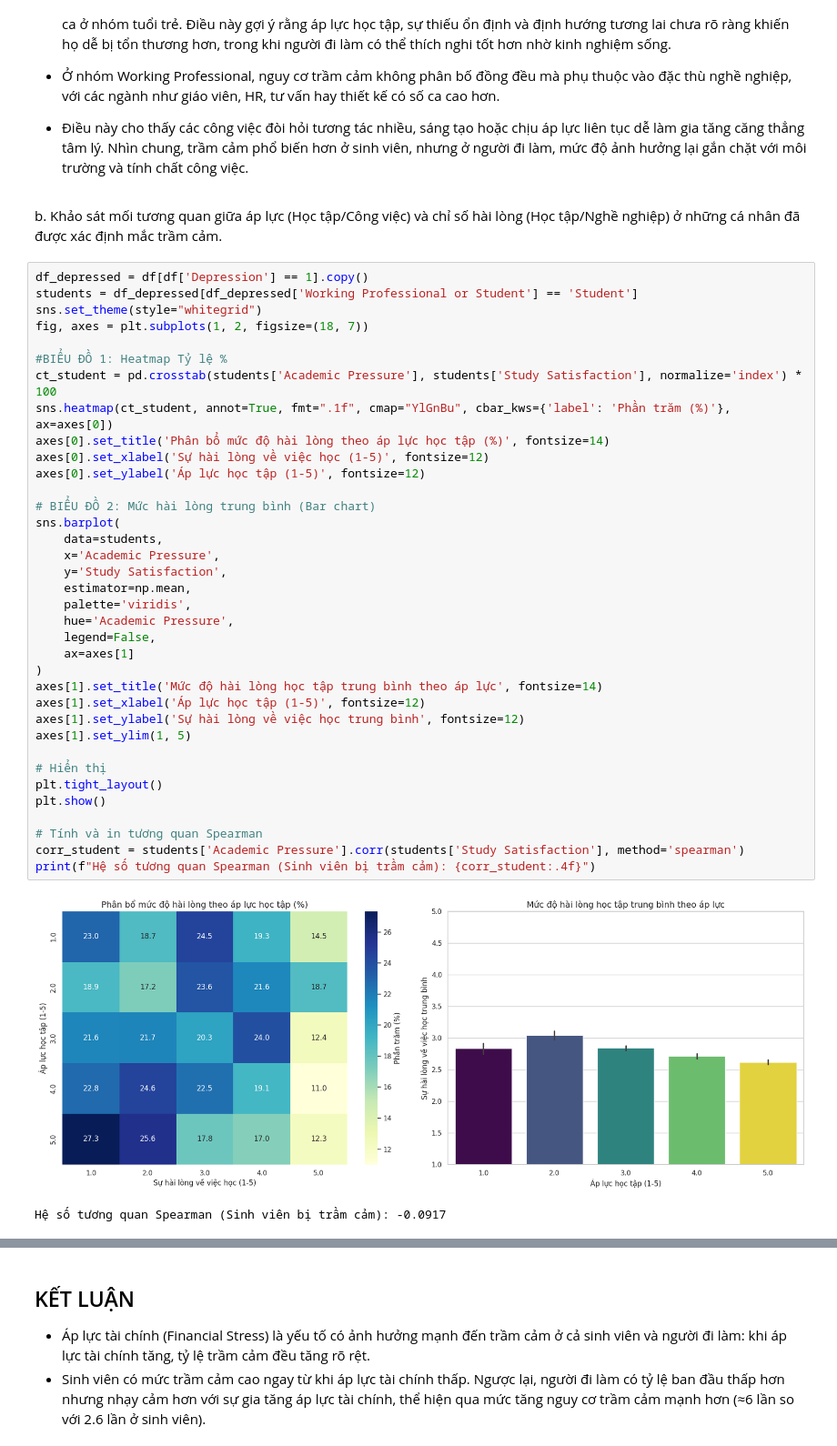
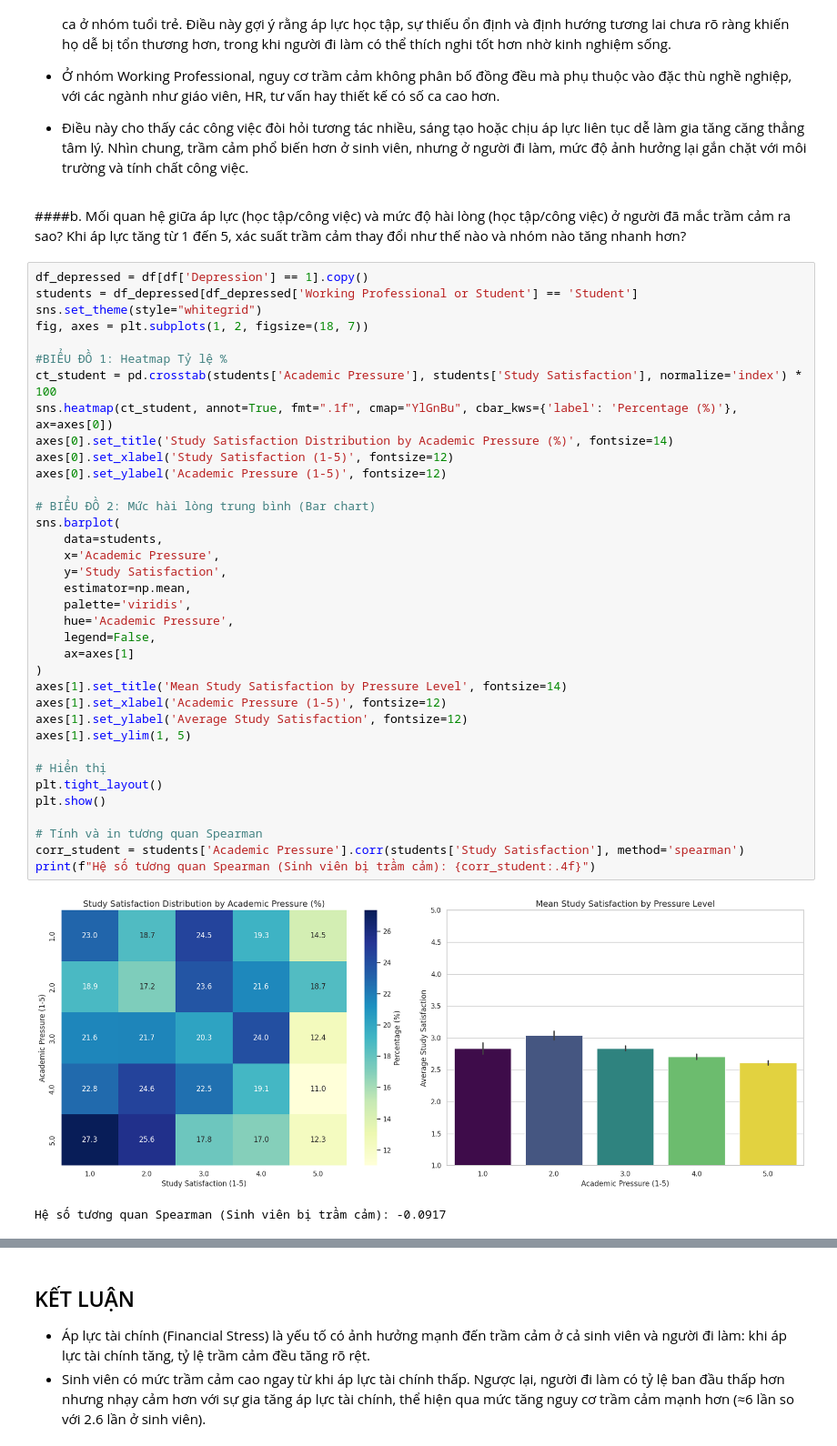
Before and after one commit to phamhuongtra/depression_analysis, a Jupyter notebook: C2_datamining.ipynb, the cells around one changed output, grey strips where cells are left out. Shown at 91% size. Saved outputs shown, nothing was run; the diff lists cells and outputs as text.

```diff
--- a/C2_datamining.ipynb
+++ b/C2_datamining.ipynb
@@ -162,45 +162,45 @@ plt.show()
 
 - Ở nhóm Working Professional, nguy cơ trầm cảm không phân bố đồng đều mà phụ thuộc vào đặc thù nghề nghiệp, với các ngành như giáo viên, HR, tư vấn hay thiết kế có số ca cao hơn.
 - Điều này cho thấy các công việc đòi hỏi tương tác nhiều, sáng tạo hoặc chịu áp lực liên tục dễ làm gia tăng căng thẳng tâm lý. Nhìn chung, trầm cảm phổ biến hơn ở sinh viên, nhưng ở người đi làm, mức độ ảnh hưởng lại gắn chặt với môi trường và tính chất công việc.
-# %% [markdown]
-b. Khảo sát mối tương quan giữa áp lực (Học tập/Công việc) và chỉ số hài lòng (Học tập/Nghề nghiệp) ở những cá nhân đã được xác định mắc trầm cảm.
+# %% [markdown]
+####b. Mối quan hệ giữa áp lực (học tập/công việc) và mức độ hài lòng (học tập/công việc) ở người đã mắc trầm cảm ra sao? Khi áp lực tăng từ 1 đến 5, xác suất trầm cảm thay đổi như thế nào và nhóm nào tăng nhanh hơn?
 # %%
 df_depressed = df[df['Depression'] == 1].copy()
 students = df_depressed[df_depressed['Working Professional or Student'] == 'Student']
 sns.set_theme(style="whitegrid")
 fig, axes = plt.subplots(1, 2, figsize=(18, 7))
 
 #BIỂU ĐỒ 1: Heatmap Tỷ lệ %
 ct_student = pd.crosstab(students['Academic Pressure'], students['Study Satisfaction'], normalize='index') * 100
-sns.heatmap(ct_student, annot=True, fmt=".1f", cmap="YlGnBu", cbar_kws={'label': 'Phần trăm (%)'}, ax=axes[0])
-axes[0].set_title('Phân bổ mức độ hài lòng theo áp lực học tập (%)', fontsize=14)
-axes[0].set_xlabel('Sự hài lòng về việc học (1-5)', fontsize=12)
-axes[0].set_ylabel('Áp lực học tập (1-5)', fontsize=12)
+sns.heatmap(ct_student, annot=True, fmt=".1f", cmap="YlGnBu", cbar_kws={'label': 'Percentage (%)'}, ax=axes[0])
+axes[0].set_title('Study Satisfaction Distribution by Academic Pressure (%)', fontsize=14)
+axes[0].set_xlabel('Study Satisfaction (1-5)', fontsize=12)
+axes[0].set_ylabel('Academic Pressure (1-5)', fontsize=12)
 
 # BIỂU ĐỒ 2: Mức hài lòng trung bình (Bar chart)
 sns.barplot(
     data=students,
     x='Academic Pressure',
     y='Study Satisfaction',
     estimator=np.mean,
     palette='viridis',
     hue='Academic Pressure',
     legend=False,
     ax=axes[1]
 )
-axes[1].set_title('Mức độ hài lòng học tập trung bình theo áp lực', fontsize=14)
-axes[1].set_xlabel('Áp lực học tập (1-5)', fontsize=12)
-axes[1].set_ylabel('Sự hài lòng về việc học trung bình', fontsize=12)
+axes[1].set_title('Mean Study Satisfaction by Pressure Level', fontsize=14)
+axes[1].set_xlabel('Academic Pressure (1-5)', fontsize=12)
+axes[1].set_ylabel('Average Study Satisfaction', fontsize=12)
 axes[1].set_ylim(1, 5)
 
 # Hiển thị
 plt.tight_layout()
 plt.show()
 
 # Tính và in tương quan Spearman
 corr_student = students['Academic Pressure'].corr(students['Study Satisfaction'], method='spearman')
 print(f"Hệ số tương quan Spearman (Sinh viên bị trầm cảm): {corr_student:.4f}")
 # %% [output]
-[figure, old version]
+[figure, new version]
 Hệ số tương quan Spearman (Sinh viên bị trầm cảm): -0.0917
 # %% [markdown]
```
Also changed, not shown: parts of 18 cells of this notebook.
